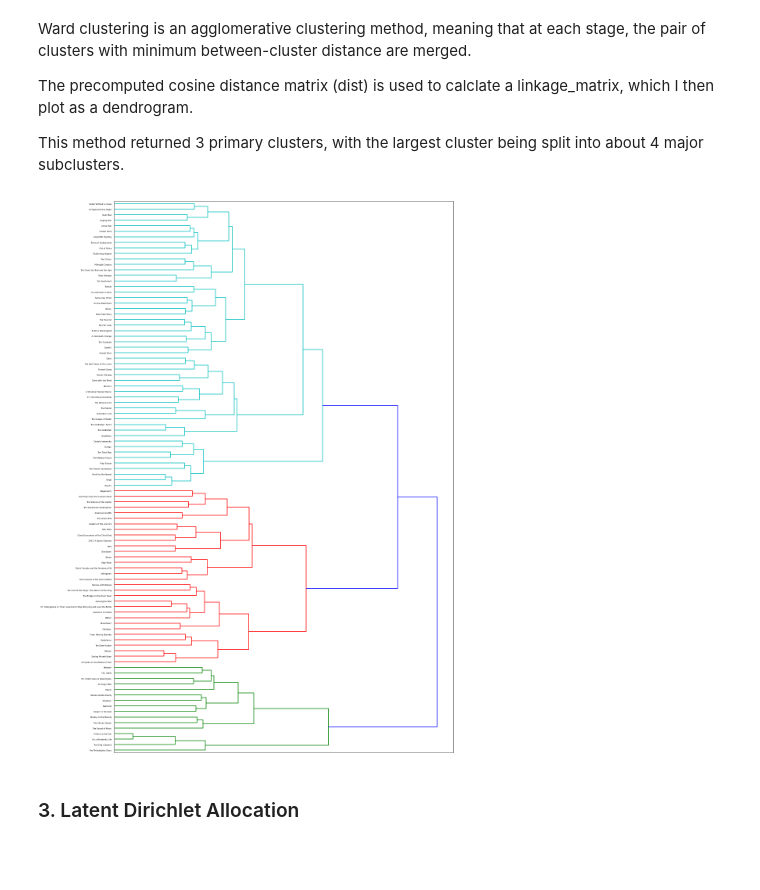
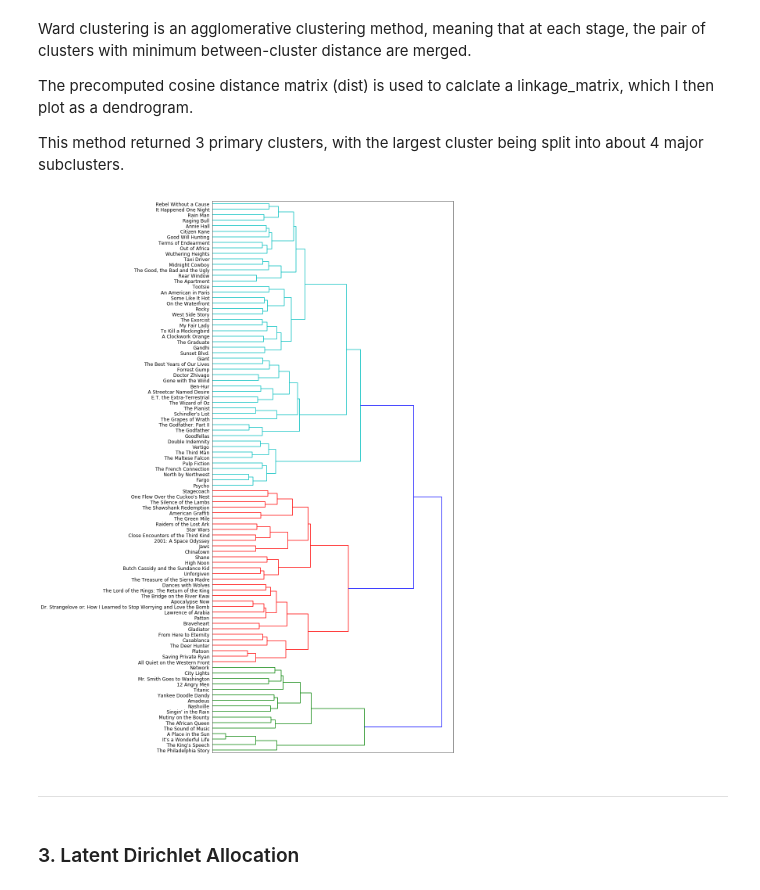
Before and after one commit to joship89/Text-Mining, a Jupyter notebook: Document Clustering in Python.ipynb, the cells around one changed output. Cells and saved outputs as stored; diff of their text form; code cells hidden in the pictures; blank space fills up the shorter version.

```diff
--- a/Document Clustering in Python.ipynb
+++ b/Document Clustering in Python.ipynb
@@ -367,26 +371,30 @@ This method returned 3 primary clusters, with the largest cluster being split in
 # %%
 from scipy.cluster.hierarchy import ward, dendrogram
 
 linkage_matrix = ward(dist)
 
 fig, ax = plt.subplots(figsize = (15,20)) #set size
 x = dendrogram(linkage_matrix, orientation = "right", labels = titles);
 
 plt.tick_params(\
     axis= 'x',          # changes apply to the x-axis
     which='both',      # both major and minor ticks are affected
     bottom='off',      # ticks along the bottom edge are off
     top='off',         # ticks along the top edge are off
     labelbottom='off')
 
+plt.tick_params(axis='y', which='major', labelsize=12) # adjust text size of labels on y axis
+
 plt.tight_layout() #show plot with tight layout
 
 #uncomment below to save figure
-plt.savefig('ward_clusters.png', dpi=200) #save figure as ward_clusters
+#plt.savefig('ward_clusters.png', dpi=200) #save figure as ward_clusters
 # %% [output]
-[figure, old version]
+[figure, new version]
 # %%
 plt.close()
+# %% [markdown]
+----
 # %% [markdown]
 ### 3. Latent Dirichlet Allocation
 # %% [markdown]
```
Also changed, not shown: parts of 48 cells of this notebook.
